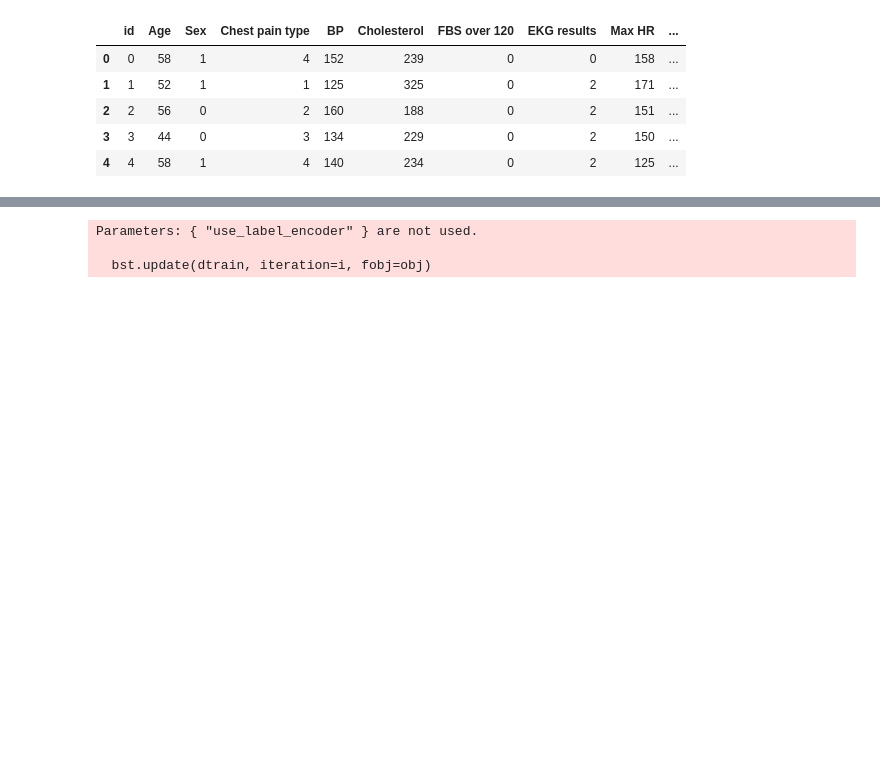
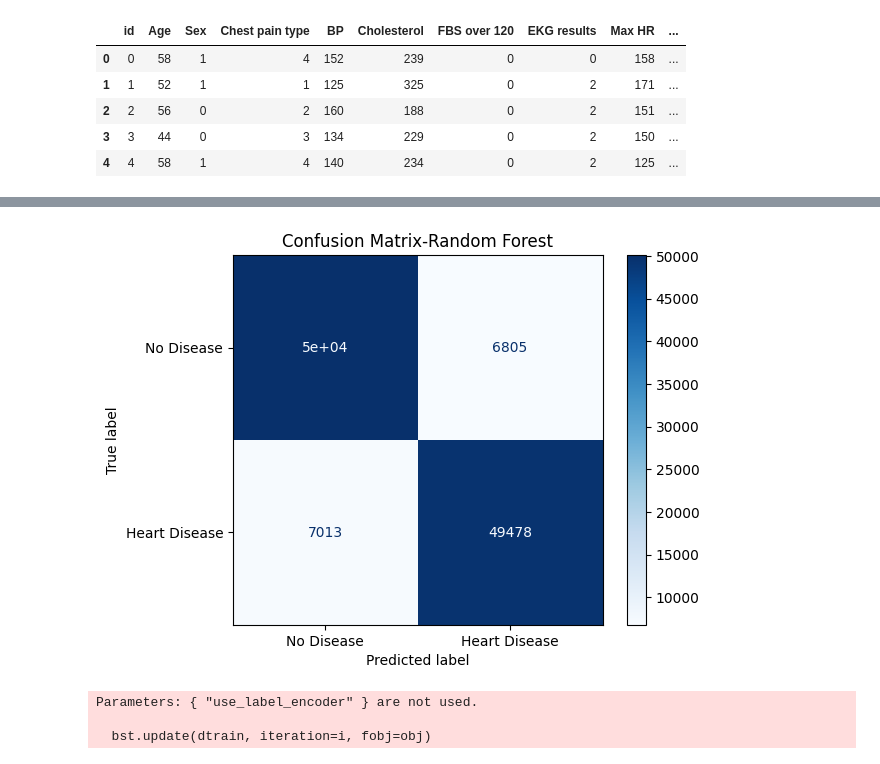
Before and after one commit to kirmanioussema12/Heart-Disease, a Jupyter notebook: Prediction.ipynb, the cells around one changed output, grey strips where cells are left out. Saved outputs shown, nothing was run; the diff lists cells and outputs as text; code cells hidden in the pictures; blank space fills up the shorter version.

```diff
--- a/Prediction.ipynb
+++ b/Prediction.ipynb
@@ -119,28 +130,3 @@ X_train, X_test, y_train, y_test = train_test_split(
 scaler = StandardScaler()
 X_train[numerical_features] = scaler.fit_transform(X_train[numerical_features])
 X_test[numerical_features] = scaler.transform(X_test[numerical_features])
-# %%
-from sklearn.linear_model import LogisticRegression
-
-# Logistic Regression with balanced class weights
-model = LogisticRegression(random_state=42, class_weight="balanced")
-model.fit(X_train_scaled, y_train)
-
-# Predict
-y_pred = model.predict(X_test_scaled)
-y_prob = model.predict_proba(X_test_scaled)[:,1]
-
-# 6️⃣ Evaluate Accuracy
-acc = accuracy_score(y_test, y_pred)
-print(f"Test Accuracy: {acc:.4f}")
-
-# 7️⃣ Confusion Matrix
-cm = confusion_matrix(y_test, y_pred)
-disp = ConfusionMatrixDisplay(confusion_matrix=cm, display_labels=["No Disease", "Heart Disease"])
-disp.plot(cmap="Blues")
-plt.title("Confusion Matrix")
-plt.show()
-
-# 8️⃣ Classification Report (Precision, Recall, F1)
-print("Classification Report:")
-print(classification_report(y_test, y_pred, target_names=["No Disease", "Heart Disease"]))
@@ -179,3 +153,15 @@ Heart Disease       0.88      0.87      0.88     56491
+# %%
+from sklearn.metrics import confusion_matrix, ConfusionMatrixDisplay
+
+cm = confusion_matrix(y_test, y_pred)
+
+disp = ConfusionMatrixDisplay(confusion_matrix=cm,
+                              display_labels=["No Disease", "Heart Disease"])
+disp.plot(cmap="Blues")
+plt.title("Confusion Matrix-Random Forest")
+plt.show()
+# %% [output]
+[figure, added]
 # %%
 from xgboost import XGBClassifier
 
```
Also changed, not shown: parts of 12 cells of this notebook, 6 other files.
